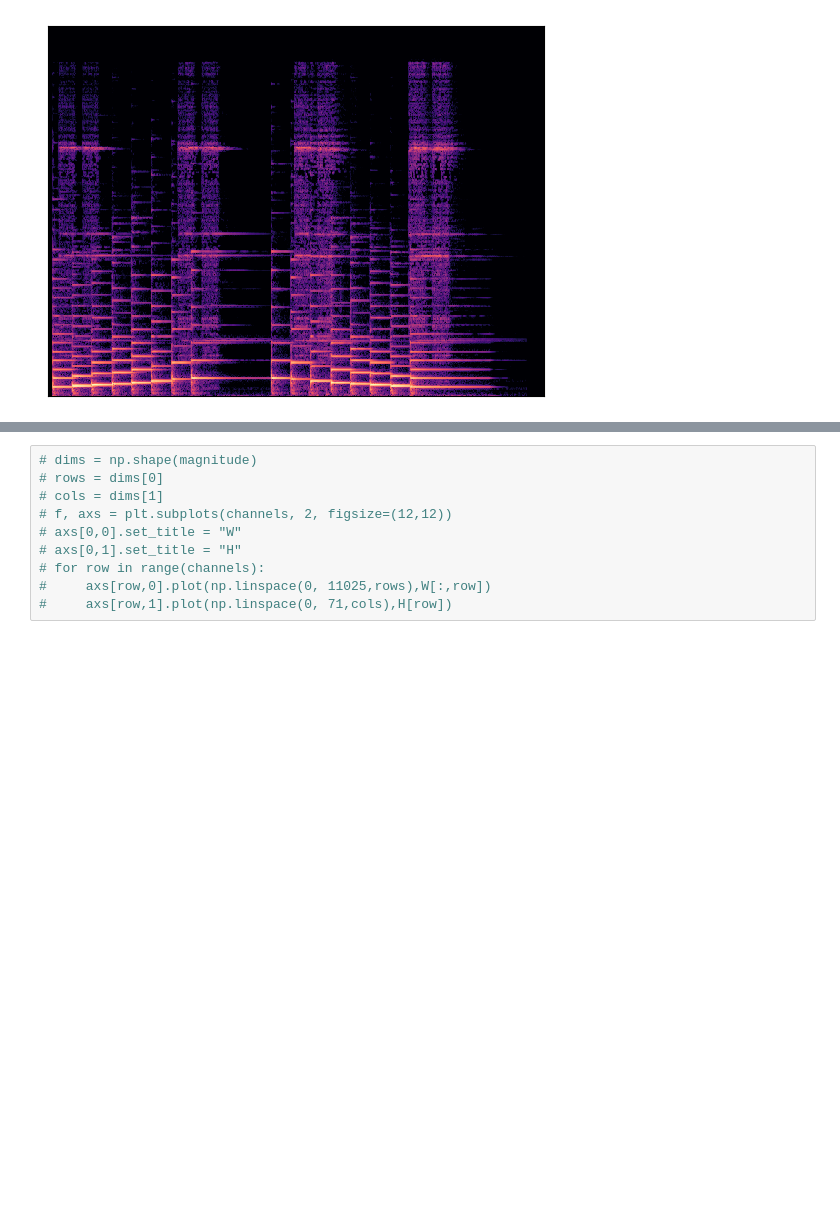
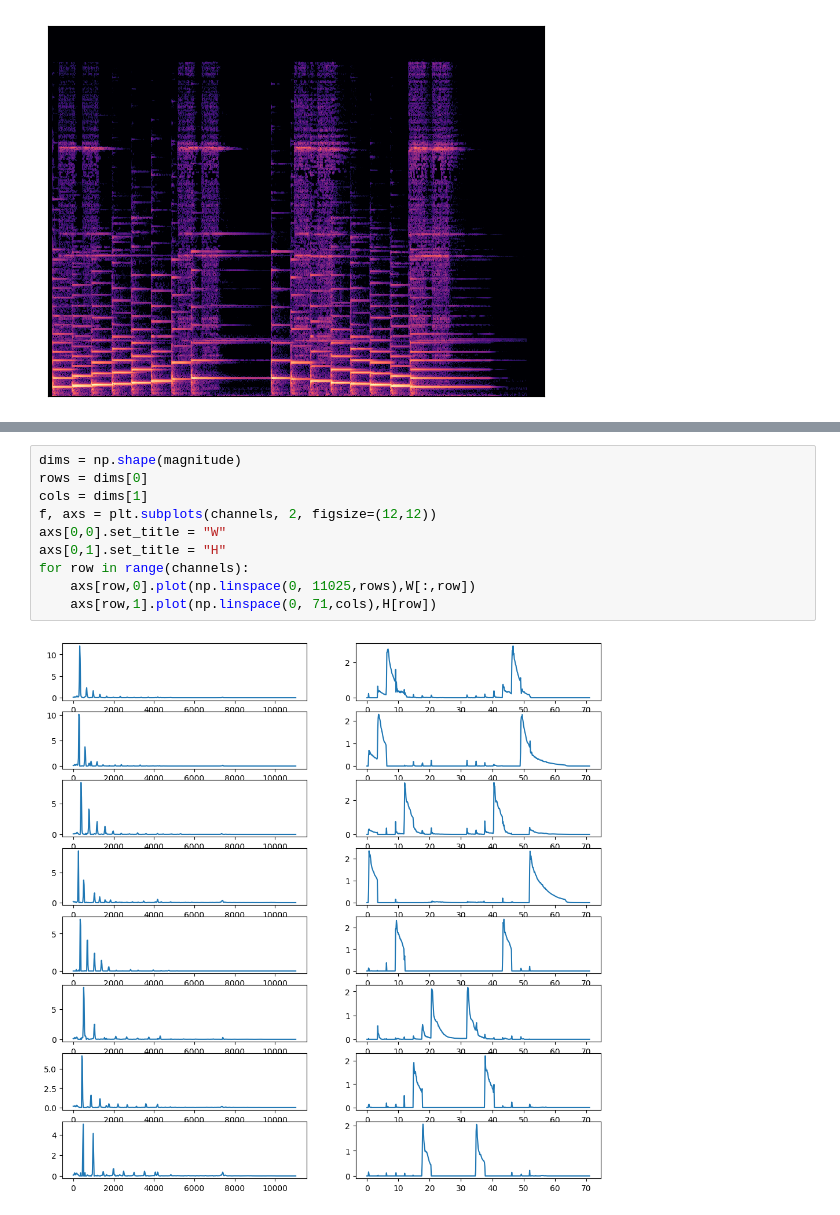
Before and after one commit to denhumen/source_separation_project, a Jupyter notebook: src/plots.ipynb, the cells around one changed output, grey strips where cells are left out. Drawn from its saved outputs; the diff is of its cells as text; blank space fills up the shorter version.

```diff
--- a/src/plots.ipynb
+++ b/src/plots.ipynb
@@ -92,12 +91,14 @@ W, H = NMF(magnitude, channels, 10000)
 # %%
-# dims = np.shape(magnitude)
-# rows = dims[0]
-# cols = dims[1]
-# f, axs = plt.subplots(channels, 2, figsize=(12,12))
-# axs[0,0].set_title = "W"
-# axs[0,1].set_title = "H"
-# for row in range(channels):
-#     axs[row,0].plot(np.linspace(0, 11025,rows),W[:,row])
-#     axs[row,1].plot(np.linspace(0, 71,cols),H[row])
+dims = np.shape(magnitude)
+rows = dims[0]
+cols = dims[1]
+f, axs = plt.subplots(channels, 2, figsize=(12,12))
+axs[0,0].set_title = "W"
+axs[0,1].set_title = "H"
+for row in range(channels):
+    axs[row,0].plot(np.linspace(0, 11025,rows),W[:,row])
+    axs[row,1].plot(np.linspace(0, 71,cols),H[row])
+# %% [output]
+[figure, added]
 # %%
 sound_lst = []
```
Also changed, not shown: parts of 10 cells of this notebook, 21 other files.
